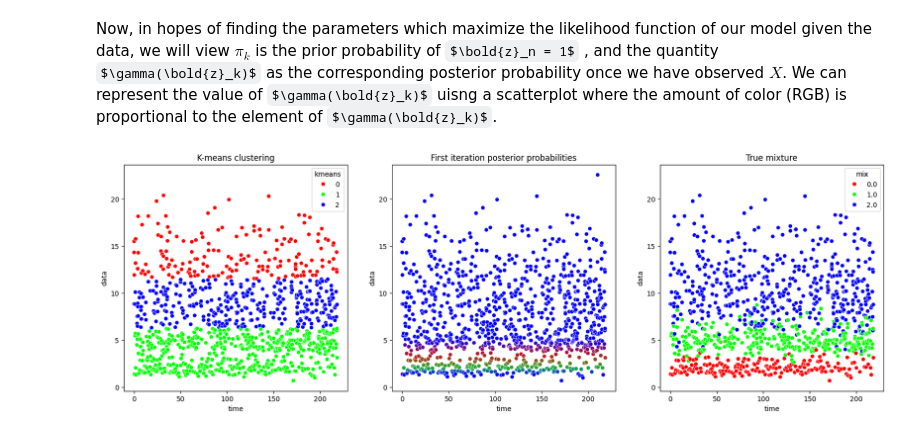
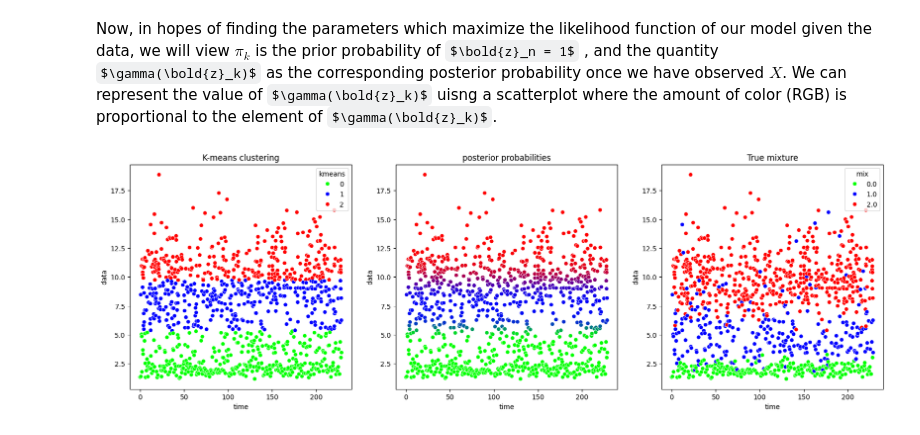
Before and after one commit to Sid-Rafilson-1617/sniff-LFP, a Jupyter notebook: EM_lognormal_mixture.ipynb, the cells around one changed output. Drawn from its saved outputs; the diff is of its cells as text; code cells hidden in the pictures; some formulas as TeX source.

```diff
--- a/EM_lognormal_mixture.ipynb
+++ b/EM_lognormal_mixture.ipynb
@@ -36,10 +42,9 @@ $$
 $$
 # %%
 # Simulating some data from the log normal mixture distribution
-
 weights = [0.2, 0.3, 0.5]
 mus = [np.log(2), np.log(5), np.log(10)]
-sigmas = [0.3, 0.2, 0.3]
+sigmas = [0.2, 0.4, 0.2]
 
 n = 1_000
 data = np.zeros(n)
@@ -55,7 +60,7 @@ df = pd.DataFrame({'data': data, 'mix': mix, 'time': time[:-1]})
 
 
 fig, axs = plt.subplots(1, 2, figsize=(20, 6))
-sns.scatterplot(x='time', y='data', hue='mix', data=df, ax=axs[0])
+sns.scatterplot(x='time', y='data', hue='mix', palette = [(0,1,0), (0,0,1), (1,0,0)], data=df, ax=axs[0])
 sns.histplot(data, bins=50, ax=axs[1], stat='density')
 plt.show()
 # %% [output]
@@ -80,17 +85,26 @@ def k_means(X, k, max_iter = 1_000):
 
 centroids, clusters = k_means(data, 3)
 
-# reordering the clusters
-order = np.argsort(centroids)
-clusters = np.array([order[i] for i in clusters])
-
 
 df['kmeans'] = clusters
 
+# sorting kmeans to match mix in terms of mean value
+mix_means = [data[df['mix'] == i].mean() for i in range(3)]
+kmeans_means = [data[df['kmeans'] == i].mean() for i in range(3)]
+
+mix_sorted_idx = np.argsort(mix_means)
+kmeans_sorted_idx = np.argsort(kmeans_means)
+
+remap = {kmeans_sorted_idx[i]: mix_sorted_idx[i] for i in range(3)}
+
+# Apply the remapping to the kmeans column
+df['kmeans'] = df['kmeans'].map(remap)
+
+
 fig, axs = plt.subplots(1, 2, figsize=(20, 6))
-sns.scatterplot(x='time', y='data', hue='kmeans', data=df, palette= [(1,0,0), (0,1,0), (0,0,1)], ax=axs[0])
+sns.scatterplot(x='time', y='data', hue='kmeans', data=df, palette= [(0,1,0), (0,0,1), (1,0,0)], ax=axs[0])
 axs[0].set_title('K-means clustering')
-sns.scatterplot(x = 'time', y = 'data', hue = 'mix', data = df, palette= [(1,0,0), (0,1,0), (0,0,1)], ax = axs[1])
+sns.scatterplot(x = 'time', y = 'data', hue = 'mix', data = df, palette= [(0,1,0), (0,0,1), (1,0,0)], ax = axs[1])
 axs[1].set_title('True mixture')
 plt.show()
 # %% [output]
@@ -154,10 +168,9 @@ def find_gamma(X, pi, mu, sigma):
     gamma = np.zeros((N, K))
 
     for n in range(N):
-        denominator = sum([pi[j] * lognorm.pdf(X[n], s=sigma[j], scale=mu[j]) for j in range(K)])
+        denominator = np.sum([pi[k] * log_norm_density(X[n], mu[k], sigma[k]) for k in range(K)])
         for k in range(K):
-            numerator = pi[k] * lognorm.pdf(X[n], s=sigma[k], scale=mu[k])
-            gamma[n, k] = numerator / denominator
+            gamma[n, k] = pi[k] * log_norm_density(X[n], mu[k], sigma[k]) / denominator
 
     return gamma
 
@@ -167,40 +180,40 @@ mu = df.groupby('kmeans')['data'].mean().values
 sigma = df.groupby('kmeans')['data'].std().values
 mu_transformed = np.log(mu)
 sigma_transformed = np.sqrt(np.log(1 + (sigma / mu) ** 2))
 
 # getting the proportion of each cluster
 pi = df['kmeans'].value_counts(normalize=True).sort_index().values
 
 
 
 # getting the gamma values
 gamma = find_gamma(df['data'].values, pi, mu_transformed, sigma_transformed)
 
 
 
 # adding the gamma values to the dataframe
 df[['gamma_0', 'gamma_1', 'gamma_2']] = gamma
 
 # Apply the color function to each row
-def gamma_to_rgb(row, order):
+def gamma_to_rgb(row):
+    return (row[f'gamma_2'], row[f'gamma_0'], row[f'gamma_1'])
 
-    return (row[f'gamma_{order[2]}'], row[f'gamma_{order[1]}'], row[f'gamma_{order[0]}'])
 
-df['color'] = df.apply(lambda row: gamma_to_rgb(row, order), axis=1)
+df['color'] = df.apply(lambda row: gamma_to_rgb(row), axis=1)
 
 
 
 # Plot the data
 fig, axs = plt.subplots(1, 3, figsize=(20, 6))
-sns.scatterplot(x='time', y='data', hue='kmeans', data=df, palette= [(1,0,0), (0,1,0), (0,0,1)], ax=axs[0])
+sns.scatterplot(x='time', y='data', hue='kmeans', data=df, palette= [(0,1,0), (0,0,1), (1,0,0)], ax=axs[0])
 axs[0].set_title('K-means clustering')
 sns.scatterplot(x='time', y='data', color=df['color'], data=df, legend=False, ax=axs[1])
-axs[1].set_title('First iteration posterior probabilities')
-sns.scatterplot(x = 'time', y = 'data', hue = 'mix', data = df, palette= [(1,0,0), (0,1,0), (0,0,1)],  ax = axs[2])
+axs[1].set_title('posterior probabilities')
+sns.scatterplot(x = 'time', y = 'data', hue = 'mix', data = df, palette= [(0,1,0), (0,0,1), (1,0,0)],  ax = axs[2])
 axs[2].set_title('True mixture')
 plt.show()
 # %% [output]
-[figure, old version]
+[figure, new version]
 # %% [markdown]
 ***Maximum Likelihood***
 
```
Also changed, not shown: parts of 6 cells of this notebook.
